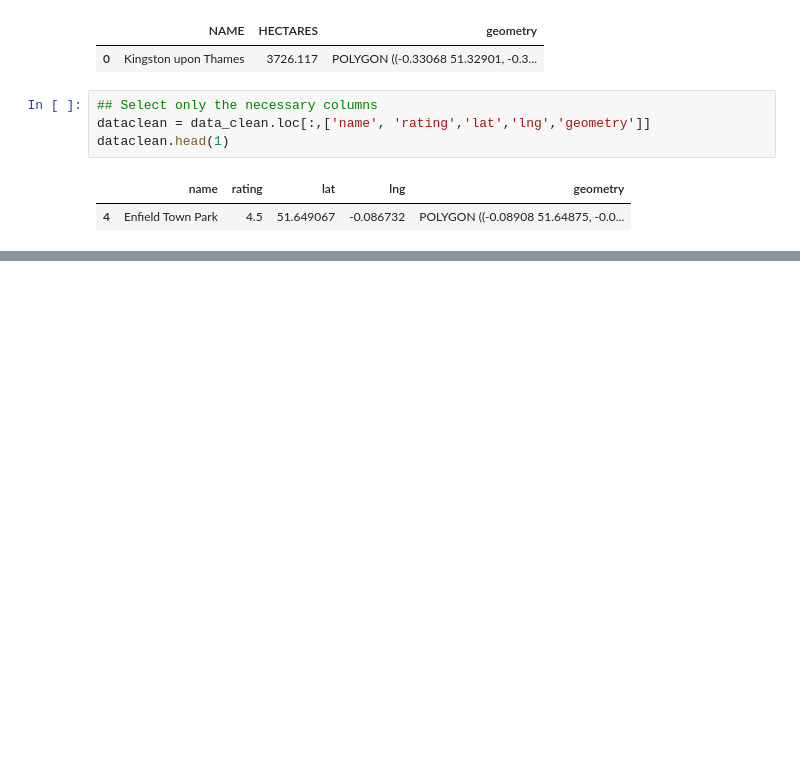
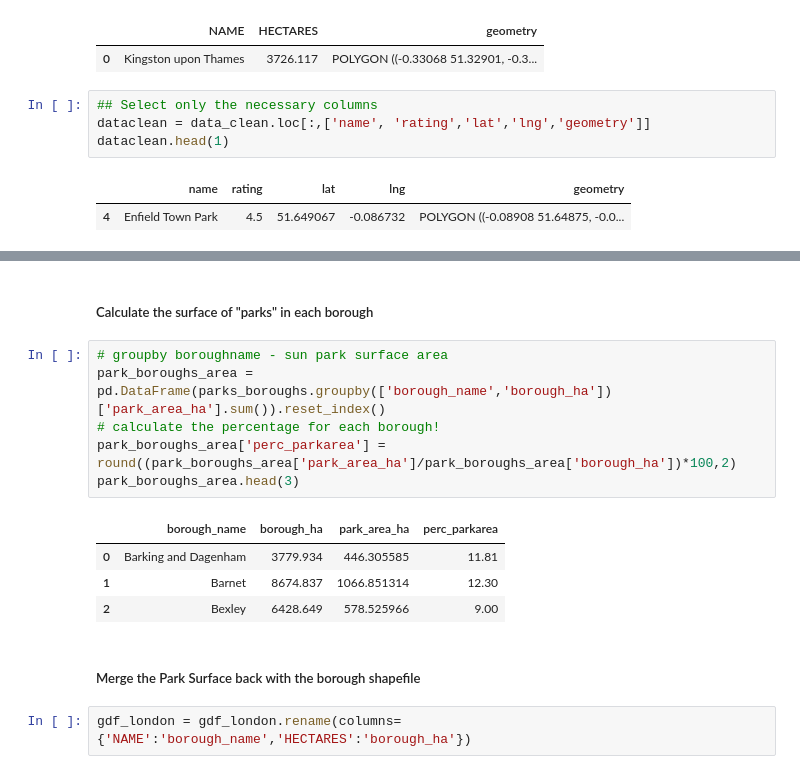
Before and after one commit to cultureincities/nature, a Jupyter notebook: colab/GitHub_Nature.ipynb, the cells around one changed output, grey strips where cells are left out. Saved outputs shown, nothing was run; the diff lists cells and outputs as text; blank space fills up the shorter version.

```diff
--- a/colab/GitHub_Nature.ipynb
+++ b/colab/GitHub_Nature.ipynb
@@ -657,0 +615,17 @@ Datum: World Geodetic System 1984
+# %% [markdown]
+##### Calculate the surface of "parks" in each borough
+# %%
+# groupby boroughname - sun park surface area
+park_boroughs_area = pd.DataFrame(parks_boroughs.groupby(['borough_name','borough_ha'])['park_area_ha'].sum()).reset_index()
+# calculate the percentage for each borough!
+park_boroughs_area['perc_parkarea'] = round((park_boroughs_area['park_area_ha']/park_boroughs_area['borough_ha'])*100,2)
+park_boroughs_area.head(3)
+# %% [output]
+|  | borough_name | borough_ha | park_area_ha | perc_parkarea |
+| 0 | Barking and Dagenham | 3779.934 | 446.305585 | 11.81 |
+| 1 | Barnet | 8674.837 | 1066.851314 | 12.30 |
+| 2 | Bexley | 6428.649 | 578.525966 | 9.00 |
+# %% [markdown]
+##### Merge the Park Surface back with the borough shapefile
+# %%
+gdf_london = gdf_london.rename(columns={'NAME':'borough_name','HECTARES':'borough_ha'})
```
Also changed, not shown: parts of 28 cells of this notebook, 1 other file.
